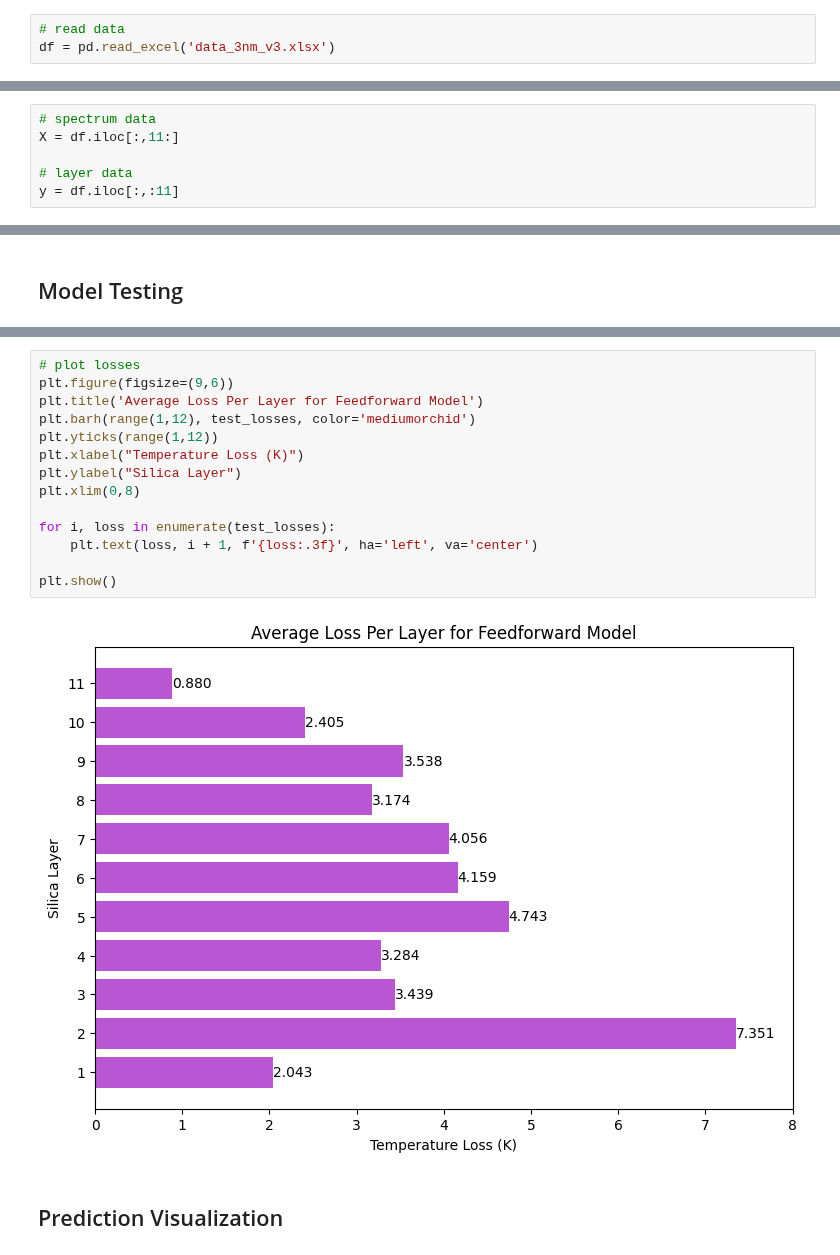
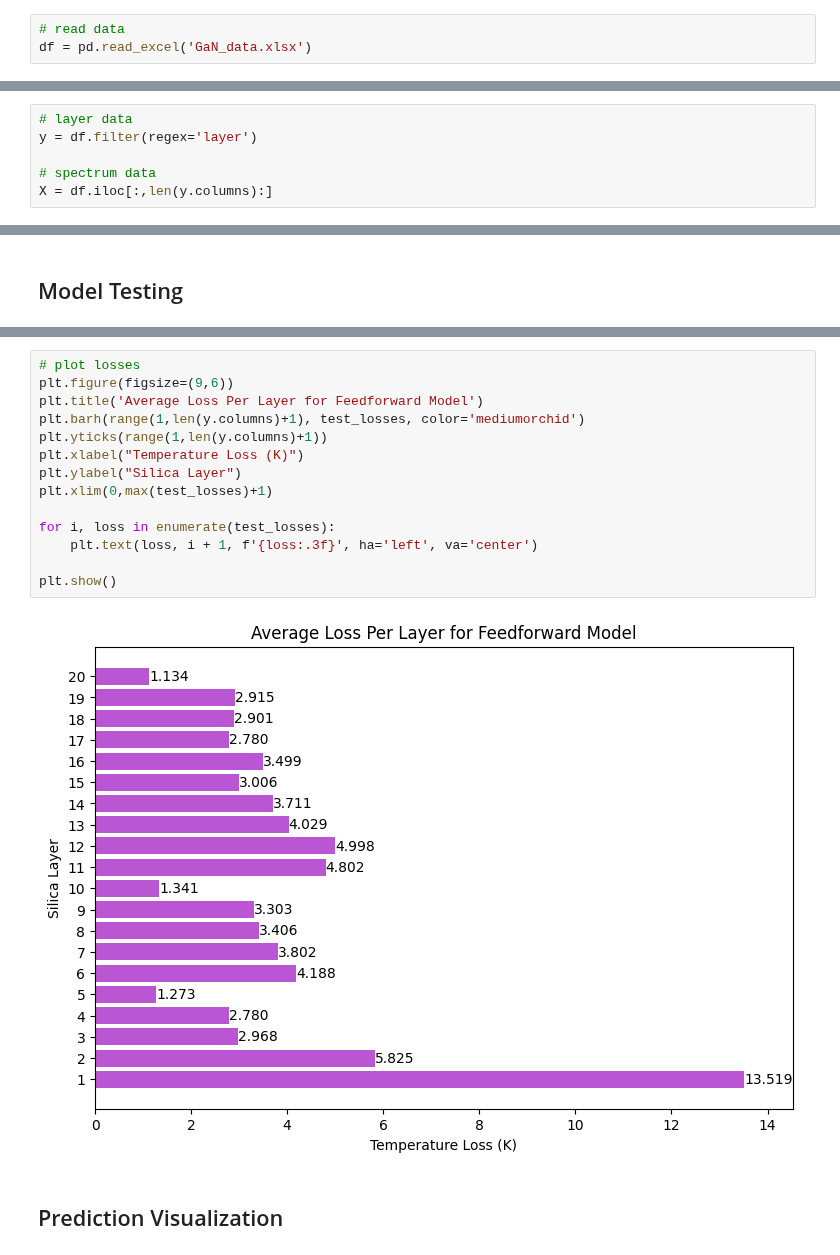
Before and after one commit to iAmBrig12/REU_AI_Thermography, a Jupyter notebook: feedforward.ipynb, the cells around one changed output, grey strips where cells are left out. Cells and saved outputs as stored; diff of their text form.

Commit message:
tested new data
Some adjustments need to be made so graphs can still display with different amounts of layers. Other than that, it runs well

```diff
--- a/feedforward.ipynb
+++ b/feedforward.ipynb
@@ -25,4 +25,4 @@ args = {'lr':0.01,
 ## Data Prepocessing
 # %%
 # read data
-df = pd.read_excel('data_3nm_v3.xlsx')
+df = pd.read_excel('GaN_data.xlsx')
@@ -29,9 +45,9 @@ df = pd.read_excel('data_3nm_v3.xlsx')
 # %%
+# layer data
+y = df.filter(regex='layer')
+
 # spectrum data
-X = df.iloc[:,11:]
-
-# layer data
-y = df.iloc[:,:11]
+X = df.iloc[:,len(y.columns):]
 # %%
 # function to add noise as a percentage
 def add_noise(data, percentage):
@@ -227,19 +246,19 @@ Layer 11: 0.8801530599594116
 # %%
 # plot losses
 plt.figure(figsize=(9,6))
 plt.title('Average Loss Per Layer for Feedforward Model')
-plt.barh(range(1,12), test_losses, color='mediumorchid')
-plt.yticks(range(1,12))
+plt.barh(range(1,len(y.columns)+1), test_losses, color='mediumorchid')
+plt.yticks(range(1,len(y.columns)+1))
 plt.xlabel("Temperature Loss (K)")
 plt.ylabel("Silica Layer")
-plt.xlim(0,8)
+plt.xlim(0,max(test_losses)+1)
 
 for i, loss in enumerate(test_losses):
     plt.text(loss, i + 1, f'{loss:.3f}', ha='left', va='center')
 
 plt.show()
 # %% [output]
-[figure, old version]
+[figure, new version]
 # %% [markdown]
 ## Prediction Visualization
 # %%
```
Also changed, not shown: parts of 10 cells of this notebook, 2 other files.
